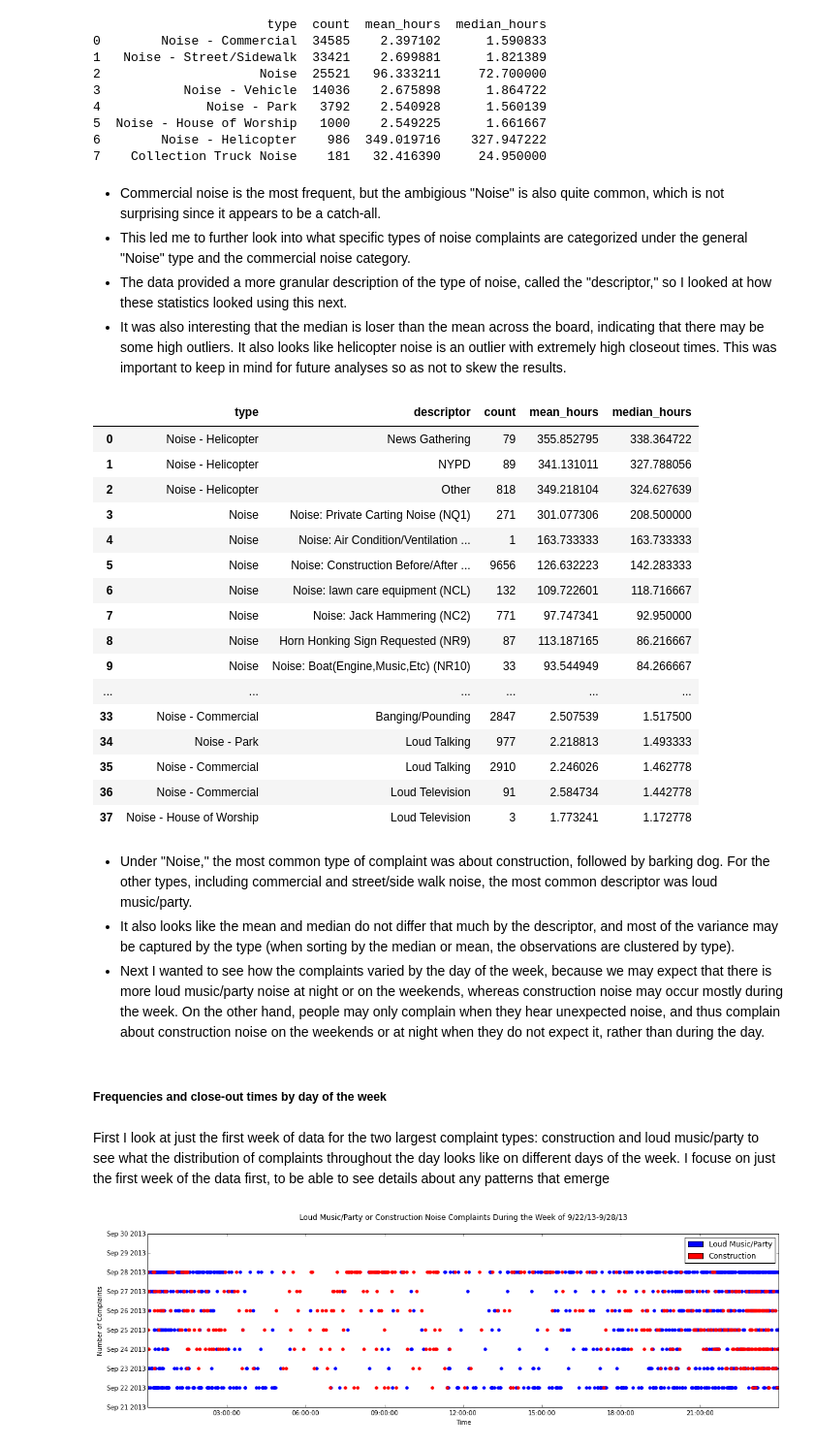
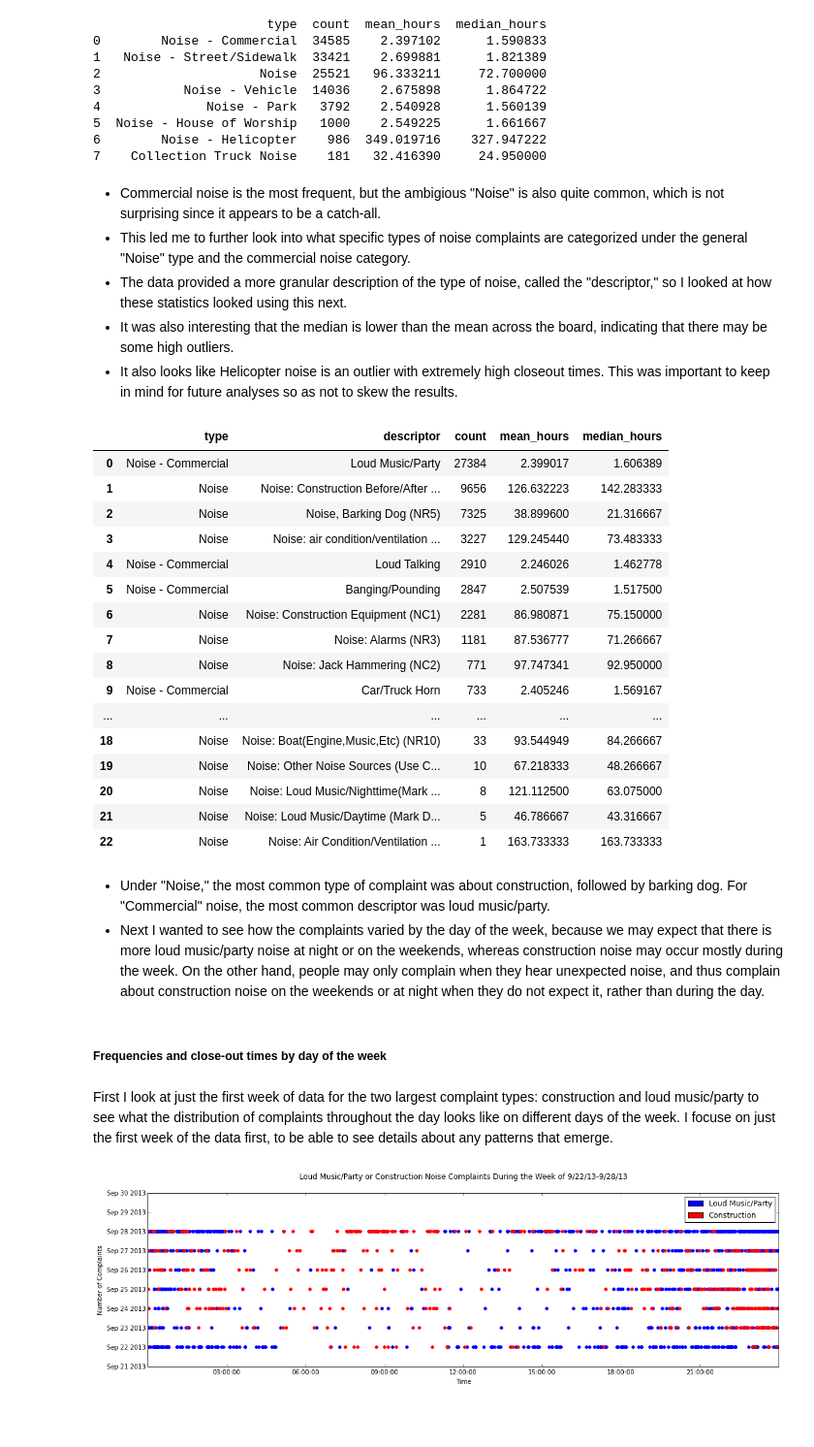
Before and after one commit to Yue1Harriet1Huang/GA-Data-Science, a Jupyter notebook: Final_Project_20141119.ipynb, the cells around one changed output. Shown at 97% size. Drawn from its saved outputs; the diff is of its cells as text; code cells hidden in the pictures; blank space fills up the shorter version.

```diff
--- a/Final_Project_20141119.ipynb
+++ b/Final_Project_20141119.ipynb
@@ -142,39 +167,41 @@ print type_data
 * Commercial noise is the most frequent, but the ambigious "Noise" is also quite common, which is not surprising since it appears to be a catch-all.
 * This led me to further look into what specific types of noise complaints are categorized under the general "Noise" type and the commercial noise category.
 * The data provided a more granular description of the type of noise, called the "descriptor," so I looked at how these statistics looked using this next.
-* It was also interesting that the median is loser than the mean across the board, indicating that there may be some high outliers. It also looks like helicopter noise is an outlier with extremely high closeout times. This was important to keep in mind for future analyses so as not to skew the results.
+* It was also interesting that the median is lower than the mean across the board, indicating that there may be some high outliers.
+* It also looks like Helicopter noise is an outlier with extremely high closeout times. This was important to keep in mind for future analyses so as not to skew the results.
 # %%
-desc_data = (pd.DataFrame({'mean_hours' : noise_c.groupby( ['type','descriptor'] )['closeout_hrs'].mean(),
-                                'median_hours' : noise_c.groupby( ['type','descriptor'] )['closeout_hrs'].median(),
-                                'count' : noise_c.groupby( ['type','descriptor'] ).size()
-                                })).sort(['median_hours'],ascending=False).reset_index()
+noise_sub = noise_c.ix[ (noise_c['type'] == 'Noise') | (noise_c['type'] == 'Noise - Commercial') ]
+
+desc_data = (pd.DataFrame({'mean_hours' : noise_sub.groupby( ['type','descriptor'] )['closeout_hrs'].mean(),
+                                'median_hours' : noise_sub.groupby( ['type','descriptor'] )['closeout_hrs'].median(),
+                                'count' : noise_sub.groupby( ['type','descriptor'] ).size()
+                                })).sort(['count'],ascending=False).reset_index()
 desc_data
 # %% [output]
 |  | type | descriptor | count | mean_hours | median_hours |
-| 0 | Noise - Helicopter | News Gathering | 79 | 355.852795 | 338.364722 |
-| 1 | Noise - Helicopter | NYPD | 89 | 341.131011 | 327.788056 |
-| 2 | Noise - Helicopter | Other | 818 | 349.218104 | 324.627639 |
-| 3 | Noise | Noise: Private Carting Noise (NQ1) | 271 | 301.077306 | 208.500000 |
-| 4 | Noise | Noise: Air Condition/Ventilation ... | 1 | 163.733333 | 163.733333 |
-| 5 | Noise | Noise: Construction Before/After ... | 9656 | 126.632223 | 142.283333 |
-| 6 | Noise | Noise: lawn care equipment (NCL) | 132 | 109.722601 | 118.716667 |
-| 7 | Noise | Noise: Jack Hammering (NC2) | 771 | 97.747341 | 92.950000 |
-| 8 | Noise | Horn Honking Sign Requested (NR9) | 87 | 113.187165 | 86.216667 |
-| 9 | Noise | Noise: Boat(Engine,Music,Etc) (NR10) | 33 | 93.544949 | 84.266667 |
+| 0 | Noise - Commercial | Loud Music/Party | 27384 | 2.399017 | 1.606389 |
+| 1 | Noise | Noise: Construction Before/After ... | 9656 | 126.632223 | 142.283333 |
+| 2 | Noise | Noise, Barking Dog (NR5) | 7325 | 38.899600 | 21.316667 |
+| 3 | Noise | Noise: air condition/ventilation ... | 3227 | 129.245440 | 73.483333 |
+| 4 | Noise - Commercial | Loud Talking | 2910 | 2.246026 | 1.462778 |
+| 5 | Noise - Commercial | Banging/Pounding | 2847 | 2.507539 | 1.517500 |
+| 6 | Noise | Noise: Construction Equipment (NC1) | 2281 | 86.980871 | 75.150000 |
+| 7 | Noise | Noise: Alarms (NR3) | 1181 | 87.536777 | 71.266667 |
+| 8 | Noise | Noise: Jack Hammering (NC2) | 771 | 97.747341 | 92.950000 |
+| 9 | Noise - Commercial | Car/Truck Horn | 733 | 2.405246 | 1.569167 |
 | ... | ... | ... | ... | ... | ... |
-| 33 | Noise - Commercial | Banging/Pounding | 2847 | 2.507539 | 1.517500 |
-| 34 | Noise - Park | Loud Talking | 977 | 2.218813 | 1.493333 |
-| 35 | Noise - Commercial | Loud Talking | 2910 | 2.246026 | 1.462778 |
-| 36 | Noise - Commercial | Loud Television | 91 | 2.584734 | 1.442778 |
-| 37 | Noise - House of Worship | Loud Television | 3 | 1.773241 | 1.172778 |
+| 18 | Noise | Noise: Boat(Engine,Music,Etc) (NR10) | 33 | 93.544949 | 84.266667 |
+| 19 | Noise | Noise: Other Noise Sources (Use C... | 10 | 67.218333 | 48.266667 |
+| 20 | Noise | Noise: Loud Music/Nighttime(Mark ... | 8 | 121.112500 | 63.075000 |
+| 21 | Noise | Noise: Loud Music/Daytime (Mark D... | 5 | 46.786667 | 43.316667 |
+| 22 | Noise | Noise: Air Condition/Ventilation ... | 1 | 163.733333 | 163.733333 |
 # %% [markdown]
-* Under "Noise," the most common type of complaint was about construction, followed by barking dog. For the other types, including commercial and street/side walk noise, the most common descriptor was loud music/party.
-* It also looks like the mean and median do not differ that much by the descriptor, and most of the variance may be captured by the type (when sorting by the median or mean, the observations are clustered by type).
+* Under "Noise," the most common type of complaint was about construction, followed by barking dog. For "Commercial" noise, the most common descriptor was loud music/party.
 * Next I wanted to see how the complaints varied by the day of the week, because we may expect that there is more loud music/party noise at night or on the weekends, whereas construction noise may occur mostly during the week. On the other hand, people may only complain when they hear unexpected noise, and thus complain about construction noise on the weekends or at night when they do not expect it, rather than during the day.
 # %% [markdown]
 ##### Frequencies and close-out times by day of the week
 # %% [markdown]
-First I look at just the first week of data for the two largest complaint types: construction and loud music/party to see what the distribution of complaints throughout the day looks like on different days of the week. I focuse on just the first week of the data first, to be able to see details about any patterns that emerge
+First I look at just the first week of data for the two largest complaint types: construction and loud music/party to see what the distribution of complaints throughout the day looks like on different days of the week. I focuse on just the first week of the data first, to be able to see details about any patterns that emerge.
 # %%
 noise_c['create_date'] = noise_c['create'].map(lambda x: datetime.date(x))
 noise_c['create_time'] = noise_c['create'].map(lambda y: datetime.time(y))
```
Also changed, not shown: parts of 72 cells of this notebook, 2 other files.
